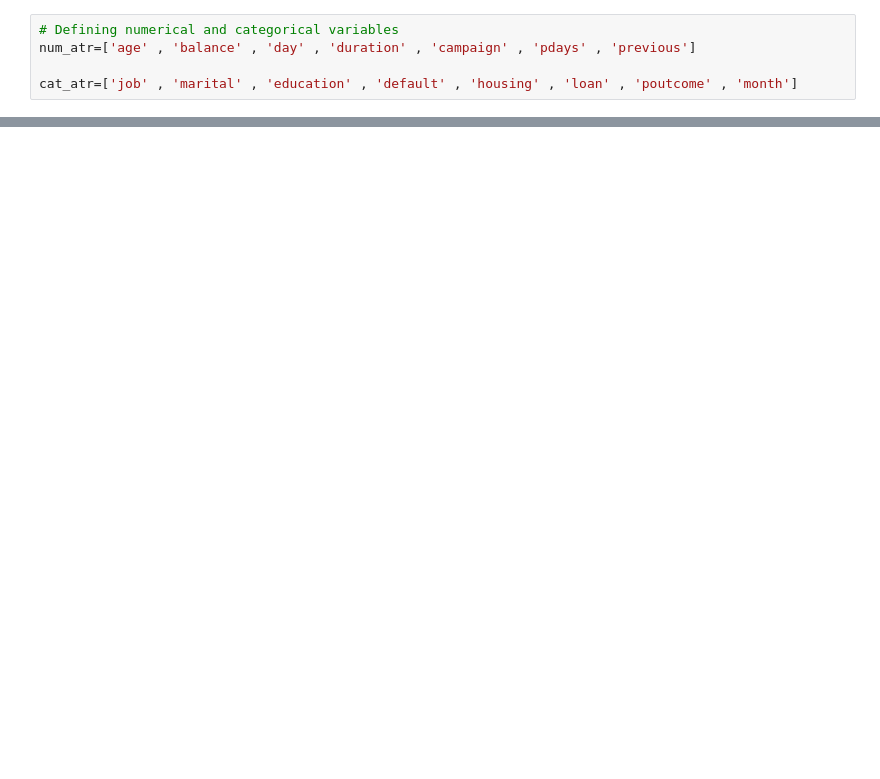
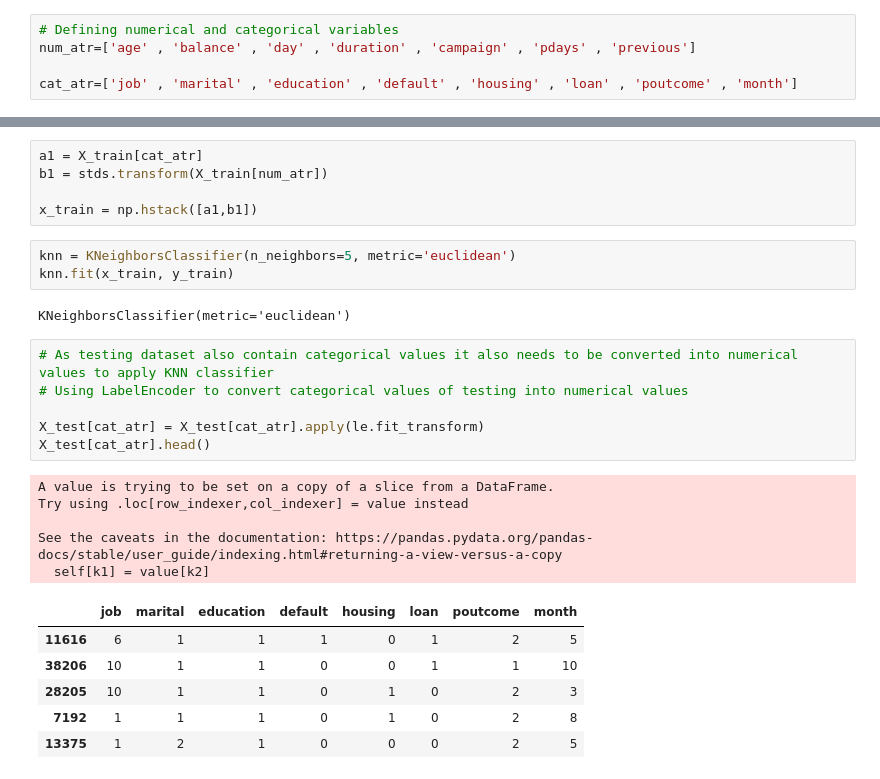
Before and after one commit to yogeshsachdeva223/portuguese-bank-marketing-data-set_classification_using_machine_learning_algorithms, a Jupyter notebook: KNN_Classification.ipynb, the cells around one changed output, grey strips where cells are left out. Saved outputs shown, nothing was run; the diff lists cells and outputs as text; blank space fills up the shorter version.

```diff
--- a/KNN_Classification.ipynb
+++ b/KNN_Classification.ipynb
@@ -662,0 +230,28 @@ accuracy_score(y_test, y_pred)
+# %%
+a1 = X_train[cat_atr]
+b1 = stds.transform(X_train[num_atr])
+
+x_train = np.hstack([a1,b1])
+# %%
+knn = KNeighborsClassifier(n_neighbors=5, metric='euclidean')
+knn.fit(x_train, y_train)
+# %% [output]
+KNeighborsClassifier(metric='euclidean')
+# %%
+# As testing dataset also contain categorical values it also needs to be converted into numerical values to apply KNN classifier
+# Using LabelEncoder to convert categorical values of testing into numerical values
+
+X_test[cat_atr] = X_test[cat_atr].apply(le.fit_transform)
+X_test[cat_atr].head()
+# %% [output]
+A value is trying to be set on a copy of a slice from a DataFrame.
+Try using .loc[row_indexer,col_indexer] = value instead
+
+See the caveats in the documentation: https://pandas.pydata.org/pandas-docs/stable/user_guide/indexing.html#returning-a-view-versus-a-copy
+  self[k1] = value[k2]
+|  | job | marital | education | default | housing | loan | poutcome | month |
+| 11616 | 6 | 1 | 1 | 1 | 0 | 1 | 2 | 5 |
+| 38206 | 10 | 1 | 1 | 0 | 0 | 1 | 1 | 10 |
+| 28205 | 10 | 1 | 1 | 0 | 1 | 0 | 2 | 3 |
+| 7192 | 1 | 1 | 1 | 0 | 1 | 0 | 2 | 8 |
+| 13375 | 1 | 2 | 1 | 0 | 0 | 0 | 2 | 5 |
```
Also changed, not shown: parts of 112 cells of this notebook.
